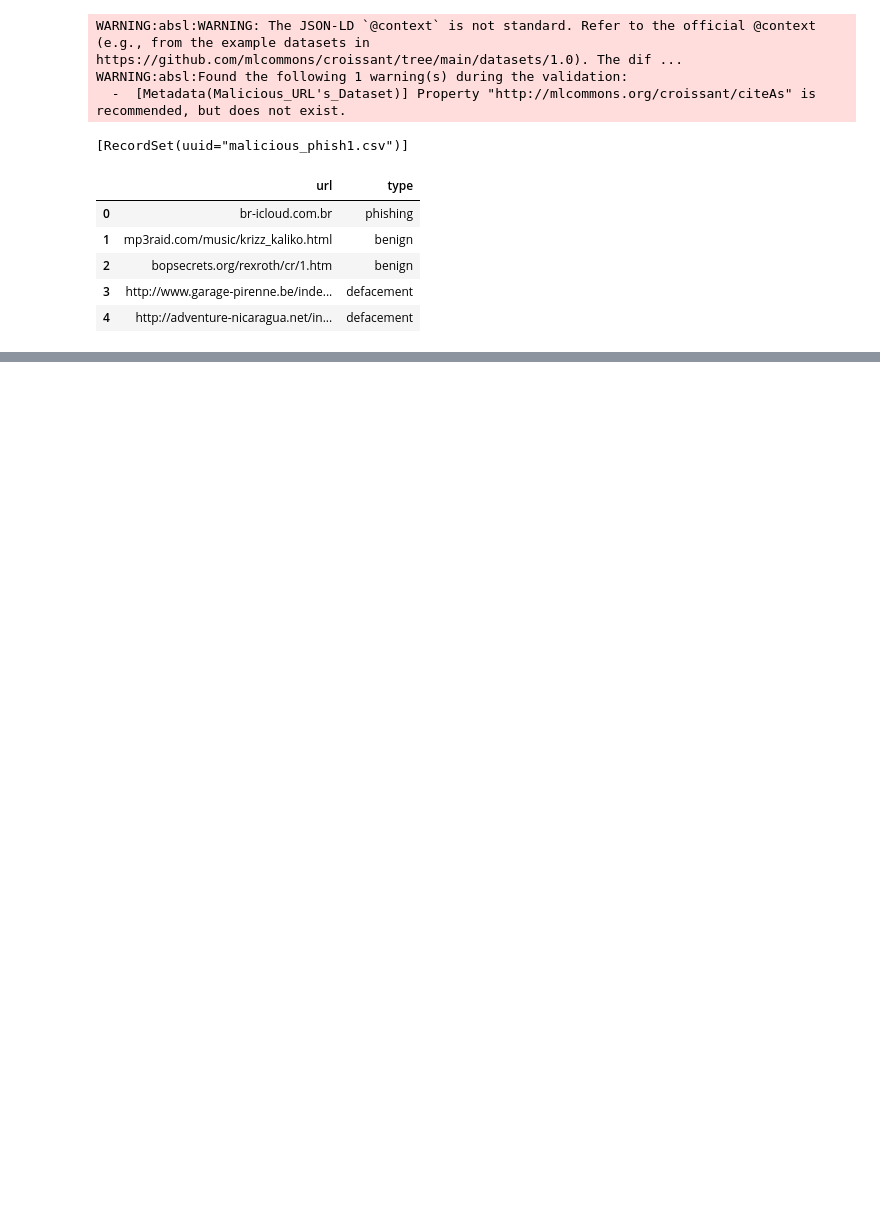
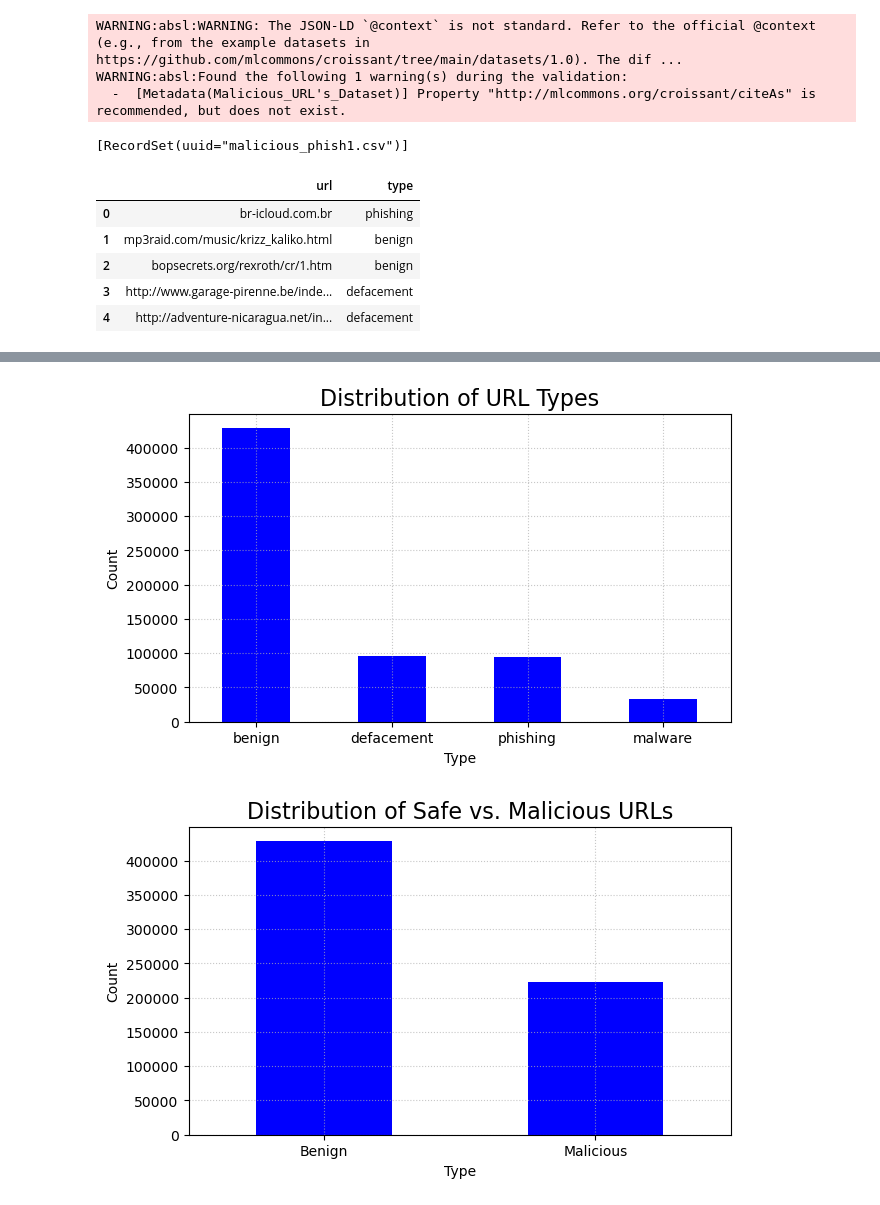
Before and after one commit to wgephart/ml_url_classification, a Jupyter notebook: FinalProject.ipynb, the cells around one changed output, grey strips where cells are left out. Cells and saved outputs as stored; diff of their text form; code cells hidden in the pictures; blank space fills up the shorter version.

Commit message:
malicious column and graphs

```diff
--- a/FinalProject.ipynb
+++ b/FinalProject.ipynb
@@ -36,0 +38,3 @@ df.to_csv('urls.csv')
+# %%
+df['malicious'] = (df['type'] != 'benign').astype(int)
+df.head()
@@ -36,0 +48,28 @@ df.to_csv('urls.csv')
+# %%
+df['type'].value_counts().plot(kind='bar', figsize=(7, 4), color='blue')
+
+# Add title and labels
+plt.title('Distribution of URL Types', fontsize=16)
+plt.xlabel('Type', fontsize=10)
+plt.ylabel('Count', fontsize=10)
+plt.grid(True, linestyle=':', alpha=0.7)
+plt.xticks(rotation=0) # Keeps the x-axis labels horizontal
+plt.show()
+
+label_map = {0: 'Benign', 1: 'Malicious'}
+
+df['malicious'].map(label_map).value_counts().plot(
+    kind='bar',
+    figsize=(7, 4),
+    color='blue'
+)
+
+plt.title('Distribution of Safe vs. Malicious URLs', fontsize=16)
+plt.xlabel('Type', fontsize=10)
+plt.ylabel('Count', fontsize=10)
+plt.grid(True, linestyle=':', alpha=0.7)
+plt.xticks(rotation=0)
+plt.show()
+# %% [output]
+[figure, added]
+[figure, added]
```
Also changed, not shown: parts of 4 cells of this notebook.
